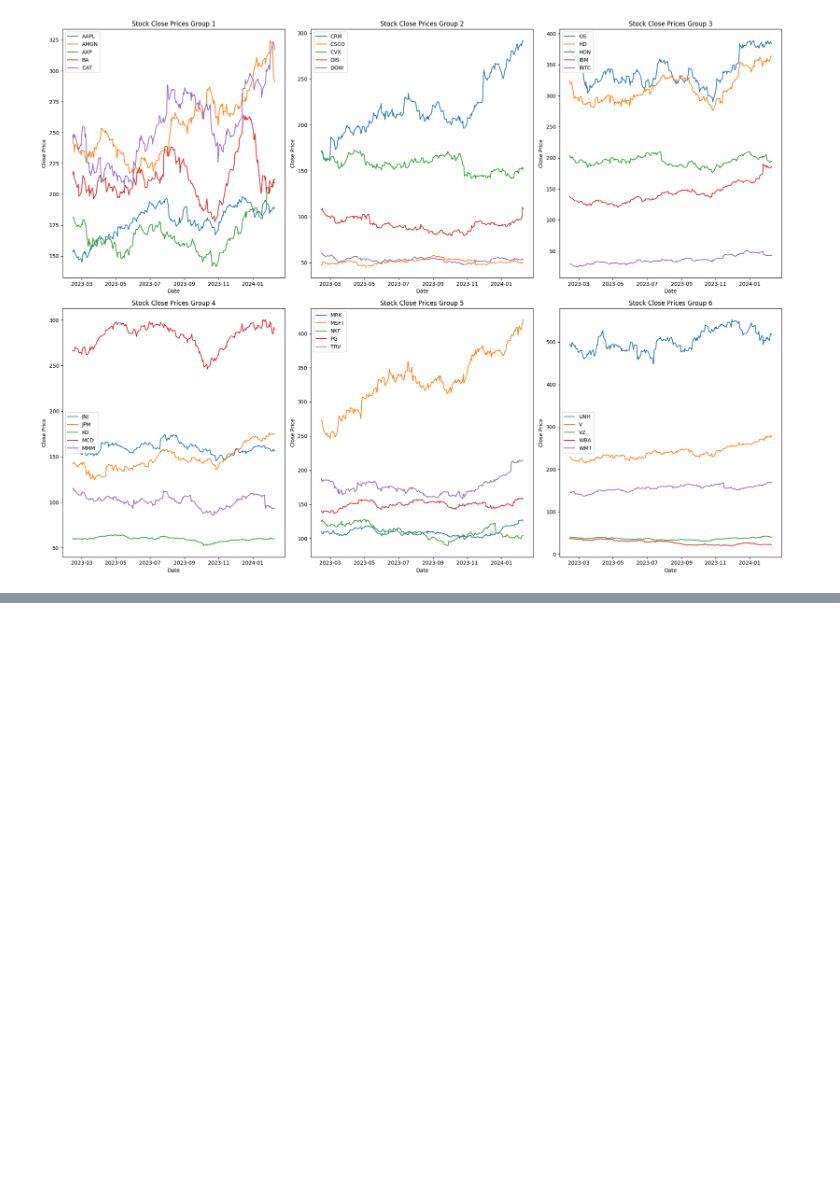
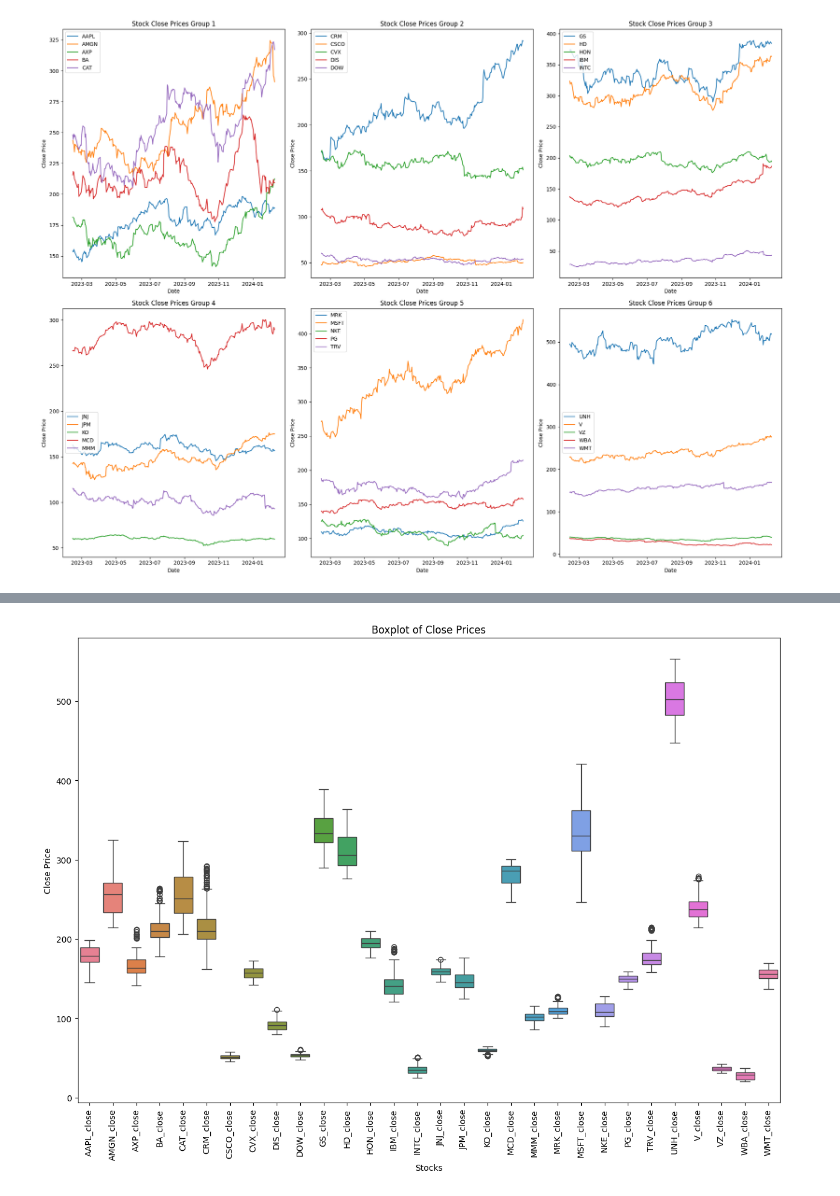
Before and after one commit to idriskhattak/EDA-on-Stocks, a Jupyter notebook: Merging_Data.ipynb, the cells around one changed output, grey strips where cells are left out. Saved outputs shown, nothing was run; the diff lists cells and outputs as text; code cells hidden in the pictures; blank space fills up the shorter version.

```diff
--- a/Merging_Data.ipynb
+++ b/Merging_Data.ipynb
@@ -108,0 +154,11 @@ plt.show()
+# %%
+# Boxplot of Close Prices
+plt.figure(figsize=(15, 10))
+sns.boxplot(data=merged_data)
+plt.xlabel('Stocks')
+plt.ylabel('Close Price')
+plt.title('Boxplot of Close Prices')
+plt.xticks(rotation=90)
+plt.show()
+# %% [output]
+[figure, added]
```
Also changed, not shown: parts of 6 cells of this notebook, 1 other file.
